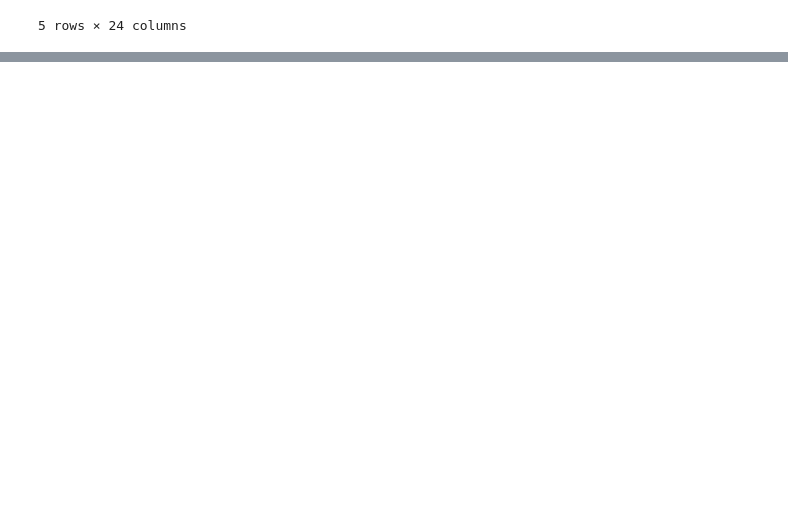
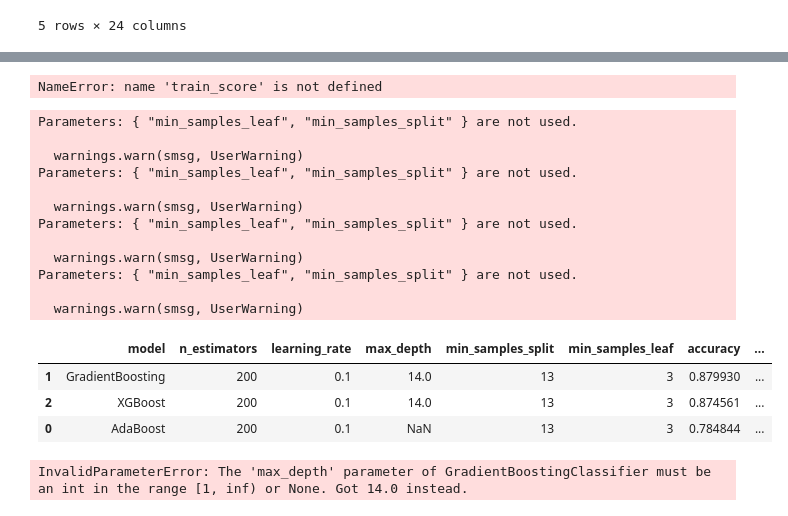
Before and after one commit to josean9/IA-Casos, a Jupyter notebook: documents/04_xgboost.ipynb, the cells around one changed output, grey strips where cells are left out. Cells and saved outputs as stored; diff of their text form; code cells hidden in the pictures; blank space fills up the shorter version.

```diff
--- a/documents/04_xgboost.ipynb
+++ b/documents/04_xgboost.ipynb
@@ -229,3 +201,22 @@ Parameters: { "use_label_encoder" } are not used.
+# %%
+# Calcular el score en el conjunto de entrenamiento
+train_score = best_model_obj.score(X_train, y_train)
+
+# Determinar si hay sobreajuste basado en la validación cruzada
+if train_score > 1.5 * best_model["cv_recall"]:
+    overfitting_warning = "SEVERE OVERFITTING"
+elif train_score > 1.2 * best_model["cv_recall"]:
+    overfitting_warning = "DANGER"
+elif train_score > 1.1 * best_model["cv_recall"]:
+    overfitting_warning = "MILD OVERFITTING"
+else:
+    overfitting_warning = "OK"
+
+print(f"Train Score: {train_score:.4f}")
+print(f"Cross-validation Recall: {best_model['cv_recall']:.4f}")
+print(f"Overfitting Status: {overfitting_warning}")
+# %% [output]
+NameError: name 'train_score' is not defined
 # %%
 import matplotlib.pyplot as plt
 from sklearn.metrics import confusion_matrix, ConfusionMatrixDisplay, roc_curve, roc_auc_score
@@ -240,9 +231,9 @@ from sklearn.metrics import accuracy_score, f1_score, recall_score
 # Definir los parámetros para la búsqueda de Grid (con parámetros ajustados)
 param_grid = {
     'n_estimators': [200],  # Reducir los estimadores a 100 o 200
-    'learning_rate': [0.05, 0.1],  # Reducir la tasa de aprendizaje
-    'max_depth': [16, 18],  # Profundidad máxima de los árboles
-    'min_samples_split': [8, 10, 15],  # Parámetro adicional
+    'learning_rate': [0.1],  # Reducir la tasa de aprendizaje
+    'max_depth': [14],  # Profundidad máxima de los árboles
+    'min_samples_split': [13],  # Parámetro adicional
     'min_samples_leaf': [3],  # Parámetro adicional
 }
 
@@ -353,30 +344,48 @@ fpr, tpr, thresholds = roc_curve(y_test, y_pred_proba)
 
 # Graficar la Curva ROC
 plt.figure(figsize=(8, 6))
 plt.plot(fpr, tpr, color='blue', label=f'AUC = {roc_auc_score(y_test, y_pred_proba):.2f}')
 plt.plot([0, 1], [0, 1], color='gray', linestyle='--')
 plt.title(f'Curva ROC - {best_model["model"]}')
 plt.xlabel('Tasa de Falsos Positivos')
 plt.ylabel('Tasa de Verdaderos Positivos')
 plt.legend(loc='lower right')
 plt.grid(True)
 plt.show()
 
 # Graficar Recall vs Umbral
 plt.figure(figsize=(8, 6))
 plt.plot(thresholds, tpr, label='Recall')
 plt.title('Recall vs Umbral de Decisión')
 plt.xlabel('Umbral de Decisión')
 plt.ylabel('Recall')
 plt.grid(True)
 plt.show()
 
 # Matriz de Confusión
 y_pred = best_model_obj.predict(X_test)
 cm = confusion_matrix(y_test, y_pred)
 
 # Mostrar la matriz de confusión
 disp = ConfusionMatrixDisplay(confusion_matrix=cm, display_labels=['Clase 0', 'Clase 1'])
 disp.plot(cmap=plt.cm.Blues)
 plt.title(f'Matriz de Confusión - {best_model["model"]}')
 plt.show()
+# %% [output]
+Parameters: { "min_samples_leaf", "min_samples_split" } are not used.
+
+  warnings.warn(smsg, UserWarning)
+Parameters: { "min_samples_leaf", "min_samples_split" } are not used.
+
+  warnings.warn(smsg, UserWarning)
+Parameters: { "min_samples_leaf", "min_samples_split" } are not used.
+
+  warnings.warn(smsg, UserWarning)
+Parameters: { "min_samples_leaf", "min_samples_split" } are not used.
+
+  warnings.warn(smsg, UserWarning)
+|  | model | n_estimators | learning_rate | max_depth | min_samples_split | min_samples_leaf | accuracy | ... |
+| 1 | GradientBoosting | 200 | 0.1 | 14.0 | 13 | 3 | 0.879930 | ... |
+| 2 | XGBoost | 200 | 0.1 | 14.0 | 13 | 3 | 0.874561 | ... |
+| 0 | AdaBoost | 200 | 0.1 | NaN | 13 | 3 | 0.784844 | ... |
+InvalidParameterError: The 'max_depth' parameter of GradientBoostingClassifier must be an int in the range [1, inf) or None. Got 14.0 instead.
```
Also changed, not shown: parts of 4 cells of this notebook, 1 other file.
